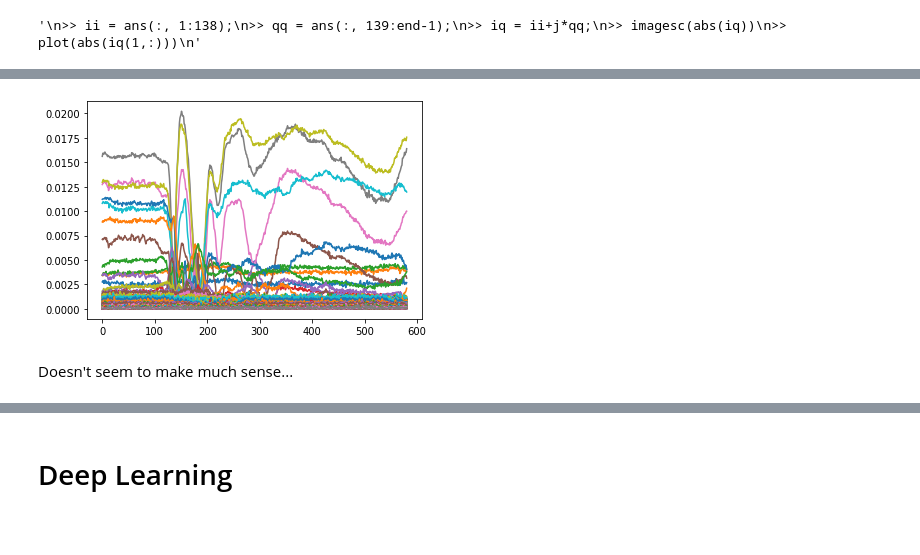
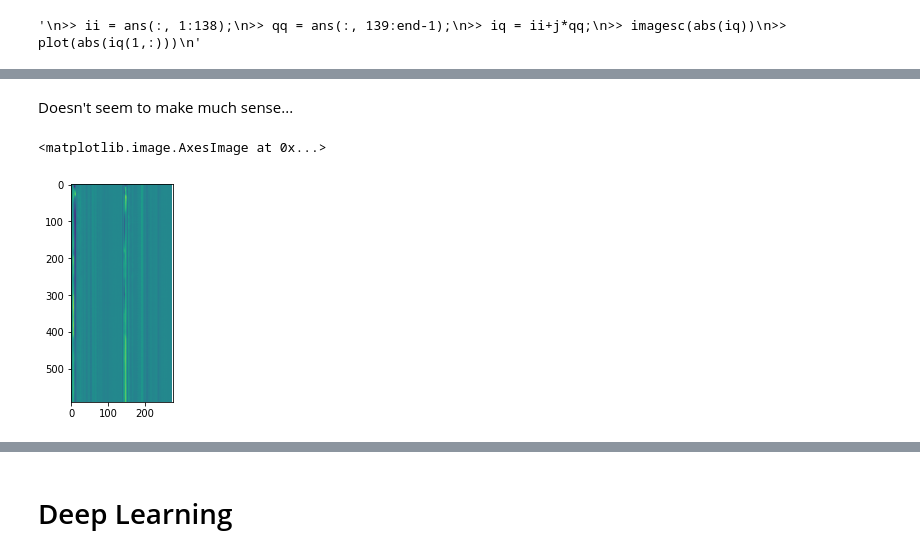
Before and after one commit to TanShengRong/FYP-RPI-RF-Sensing, a Jupyter notebook: readings.ipynb, the cells around one changed output, grey strips where cells are left out. Saved outputs shown, nothing was run; the diff lists cells and outputs as text; code cells hidden in the pictures; blank space fills up the shorter version.

```diff
--- a/readings.ipynb
+++ b/readings.ipynb
@@ -89,17 +62,8 @@ plt.show()
-# %%
-df = pd.read_csv("./gestureA/degree0/3.csv") # shape = duration(millisecond?) x readings
-shape = df.shape # (row,col)
-tmp = [ _ for _ in range(138)]
-ii = df.iloc[:, 0:138]
-ii.columns = tmp
-qq = df.iloc[:, 138:shape[1]-1 ]
-qq.columns = tmp
-iq = ii.add(qq, fill_value=None) # fill_value defaults as None
-iq = abs(iq)
-# iq.plot(kind="hexbin", x=)
-iq.plot(legend=None)
-plt.show()
-# %% [output]
-[figure, removed]
 # %% [markdown]
 Doesn't seem to make much sense...
+# %%
+df = pd.read_csv("./gestureA/degree0/1.csv") # shape = duration(millisecond?) x readings
+plt.imshow(df)
+# %% [output]
+<matplotlib.image.AxesImage at 0x...>
+[figure, added]
```
Also changed, not shown: parts of 25 cells of this notebook.
